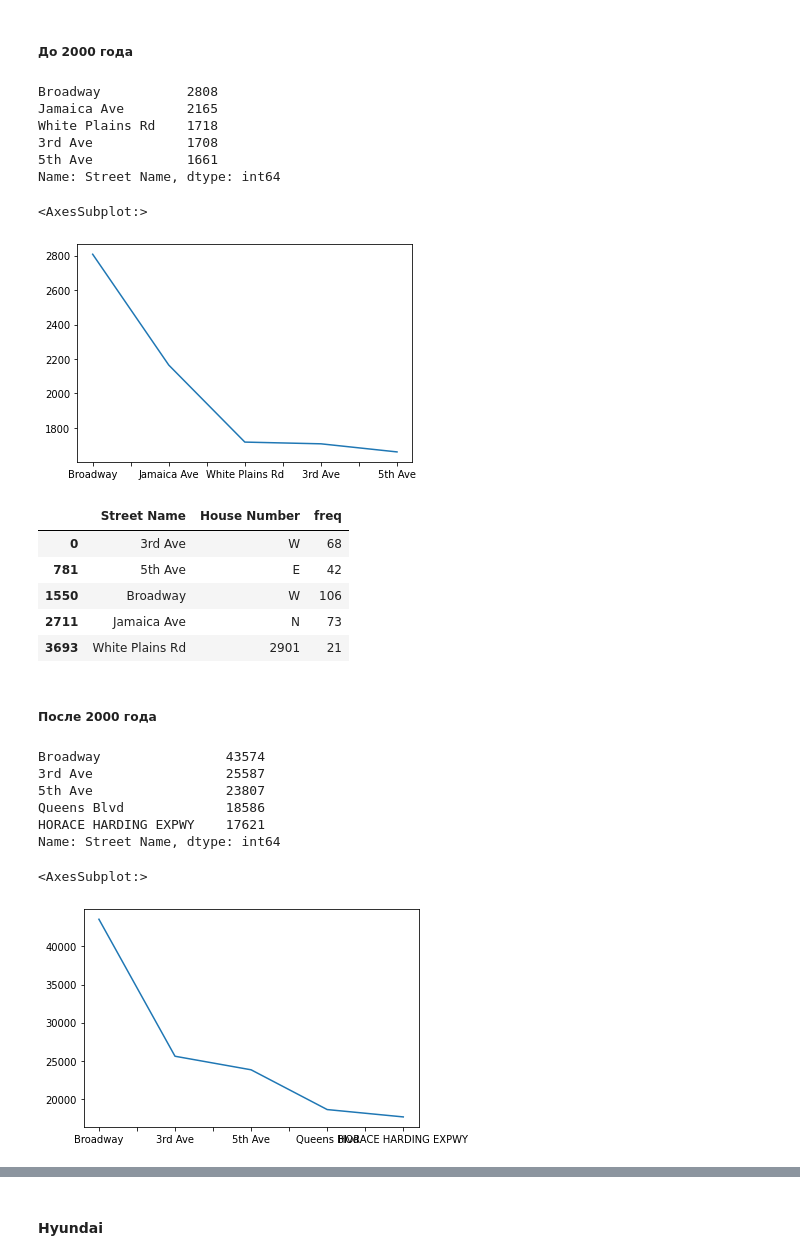
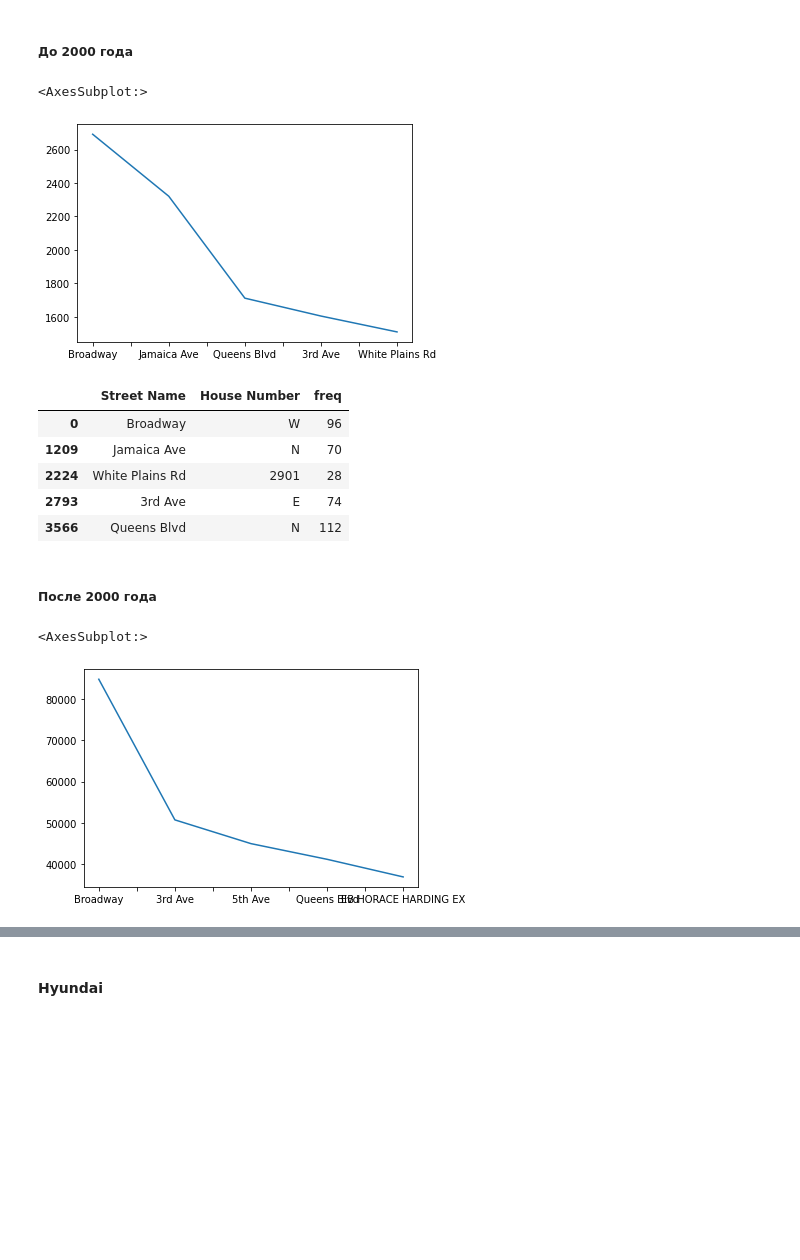
Before and after one commit to FStrean/NYC-Parking-Tickets-Analisis, a Jupyter notebook: NYC-Parking-Tickets-Analisis.ipynb, the cells around one changed output, grey strips where cells are left out. Saved outputs shown, nothing was run; the diff lists cells and outputs as text; code cells hidden in the pictures; blank space fills up the shorter version.

```diff
--- a/NYC-Parking-Tickets-Analisis.ipynb
+++ b/NYC-Parking-Tickets-Analisis.ipynb
@@ -21,9 +21,17 @@ from pandas.tseries.offsets import DateOffset
 Загружаем данные
 # %%
 dataset = pd.concat(map(lambda file: pd.read_csv(file, usecols=['Issue Date', 'Vehicle Make', 'House Number', 'Street Name', 'Vehicle Year'],
-                    dtype={'Issue Date' : 'object', 'Vehicle Make' : 'object', 'House Number' : 'object', 'Street Name' : 'object', 'Vehicle Year' : 'float64'},
+                    dtype={'Issue Date' : 'object', 'Vehicle Make' : 'string[pyarrow]', 'House Number' : 'string[pyarrow]', 'Street Name' : 'string[pyarrow]', 'Vehicle Year' : 'float16'},
                     parse_dates=['Issue Date']),
-                   ['Parking_Violations_Issued_-_Fiscal_Year_2014__August_2013___June_2014_.csv',
+                   ['Parking_Violations_Issued_-_Fiscal_Year_2014.csv',
                     'Parking_Violations_Issued_-_Fiscal_Year_2015.csv',
                     'Parking_Violations_Issued_-_Fiscal_Year_2016.csv',
-                    'Parking_Violations_Issued_-_Fiscal_Year_2017.csv']))
+                    'Parking_Violations_Issued_-_Fiscal_Year_2017.csv',
+                    'Parking_Violations_Issued_-_Fiscal_Year_2018.csv',
+                    'Parking_Violations_Issued_-_Fiscal_Year_2019.csv',
+                    'Parking_Violations_Issued_-_Fiscal_Year_2020.csv',
+                    'Parking_Violations_Issued_-_Fiscal_Year_2021.csv',
+                    'Parking_Violations_Issued_-_Fiscal_Year_2022.csv']))
+# %%
+dataset['Vehicle Make'] = dataset['Vehicle Make'].astype('category')
+dataset['Street Name'] = dataset['Street Name'].astype('category')
@@ -32,7 +65,6 @@ dataset = pd.concat(map(lambda file: pd.read_csv(file, usecols=['Issue Date', 'V
 # %%
-dataset = dataset.loc[(dataset['Vehicle Make'].isin(['DODGE', 'TOYOT', 'HYUND'])) &
-                      ((dataset['Issue Date'] >= pd.Timestamp('2013-07-7')) & (dataset['Issue Date'] <= pd.Timestamp('2017-03-10'))) &
-                      ((dataset['Vehicle Year'] >= 1900.0) & (dataset['Vehicle Year'] <= 2015.0))]
+dataset = dataset.loc[((dataset['Issue Date'] >= pd.Timestamp('2015-01-01')) & (dataset['Issue Date'] <= pd.Timestamp('2021-12-31'))) &
+                      ((dataset['Vehicle Year'] >= 1900.0) & (dataset['Vehicle Year'] <= 2022.0))]
 # %%
 dataset.head()
 # %% [output]
@@ -202,42 +191,28 @@ dataset.loc[dataset['Street Name'].isin(dataset.loc[(dataset['Vehicle Make']=='D
 # %% [markdown]
 ##### До 2000 года
 # %%
-dataset.loc[(dataset['Vehicle Make']=='TOYOT') & (dataset['Vehicle Year'] < 2000.0)]['Street Name'].value_counts().head(5)
+dataset_bystreet = dataset.loc[(dataset['Vehicle Year'] < 2000.0) & (dataset['Vehicle Make']=='TOYOT')]['Street Name'].value_counts().head(5)
-# %% [output]
-Broadway           2808
-Jamaica Ave        2165
-White Plains Rd    1718
-3rd Ave            1708
-5th Ave            1661
-Name: Street Name, dtype: int64
 # %%
-dataset.loc[(dataset['Vehicle Make']=='TOYOT') & (dataset['Vehicle Year'] < 2000.0)]['Street Name'].value_counts().head(5).plot()
+dataset_bystreet.plot()
 # %% [output]
 <AxesSubplot:>
-[figure, old version]
+[figure, new version]
 # %%
-dataset.loc[dataset['Street Name'].isin(dataset.loc[(dataset['Vehicle Make']=='TOYOT') & (dataset['Vehicle Year'] < 2000.0)]['Street Name'].value_counts().head(5).index) & (dataset['Vehicle Make']=='TOYOT') & (dataset['Vehicle Year'] < 2000.0)].groupby('Street Name')['House Number'].value_counts().rename_axis(['Street Name','House Number']).reset_index(name='freq').drop_duplicates('Street Name')
+dataset.loc[(dataset['Vehicle Year'] < 2000.0) & (dataset['Vehicle Make']=='TOYOT') & ((dataset['Street Name'].isin(dataset_bystreet.index)))].groupby('Street Name', observed=True)['House Number'].value_counts().rename_axis(['Street Name','House Number']).reset_index(name='freq').drop_duplicates('Street Name')
 # %% [output]
 |  | Street Name | House Number | freq |
-| 0 | 3rd Ave | W | 68 |
-| 781 | 5th Ave | E | 42 |
-| 1550 | Broadway | W | 106 |
-| 2711 | Jamaica Ave | N | 73 |
-| 3693 | White Plains Rd | 2901 | 21 |
+| 0 | Broadway | W | 96 |
+| 1209 | Jamaica Ave | N | 70 |
+| 2224 | White Plains Rd | 2901 | 28 |
+| 2793 | 3rd Ave | E | 74 |
+| 3566 | Queens Blvd | N | 112 |
 # %% [markdown]
 ##### После 2000 года
 # %%
-dataset.loc[(dataset['Vehicle Make']=='TOYOT') & (dataset['Vehicle Year'] >= 2000.0)]['Street Name'].value_counts().head(5)
+dataset_bystreet = dataset.loc[(dataset['Vehicle Year'] >= 2000.0) & (dataset['Vehicle Make']=='TOYOT')]['Street Name'].value_counts().head(5)
-# %% [output]
-Broadway                43574
-3rd Ave                 25587
-5th Ave                 23807
-Queens Blvd             18586
-HORACE HARDING EXPWY    17621
-Name: Street Name, dtype: int64
 # %%
-dataset.loc[(dataset['Vehicle Make']=='TOYOT') & (dataset['Vehicle Year'] >= 2000.0)]['Street Name'].value_counts().head(5).plot()
+dataset_bystreet.plot()
 # %% [output]
 <AxesSubplot:>
-[figure, old version]
+[figure, new version]
 # %%
```
Also changed, not shown: parts of 107 cells of this notebook.
